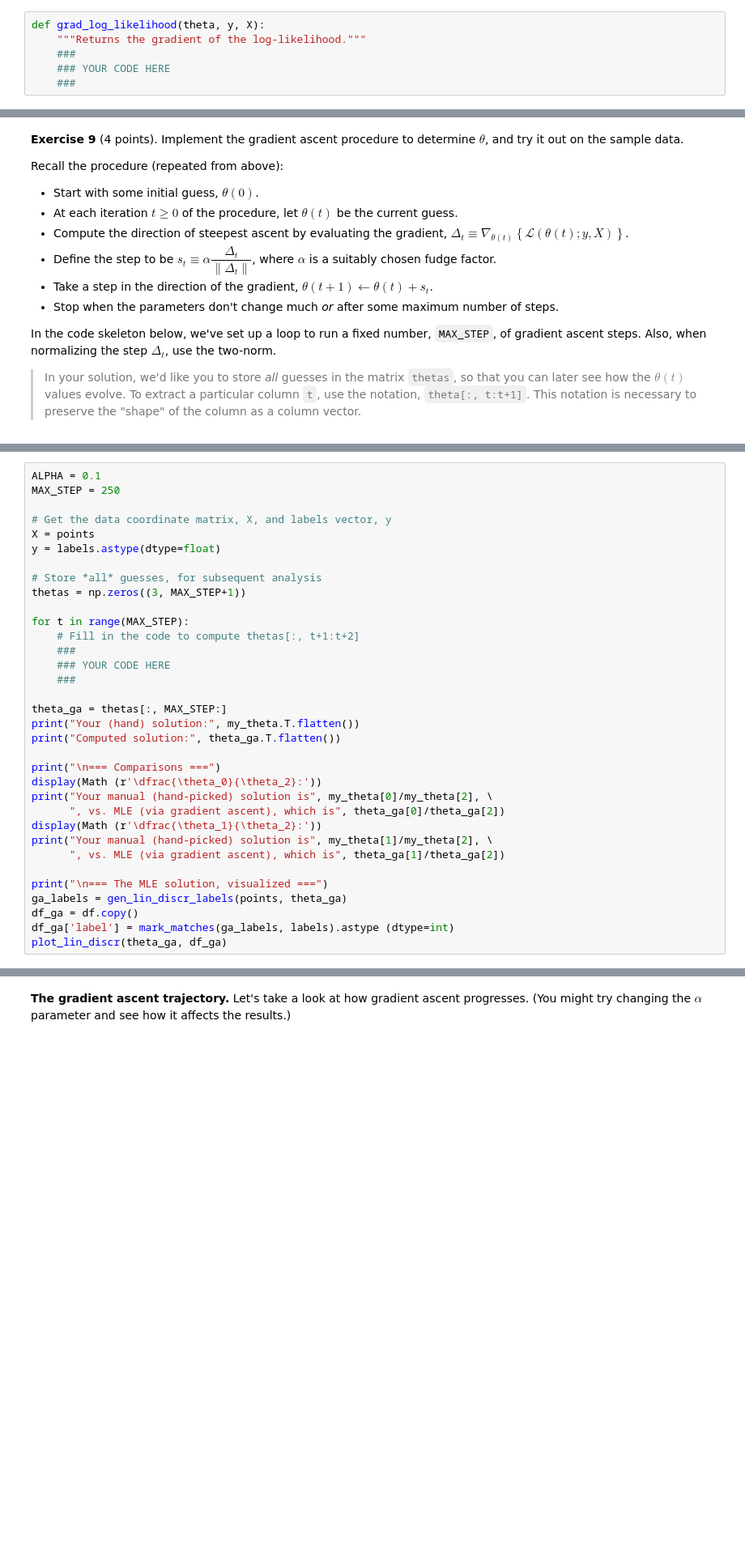
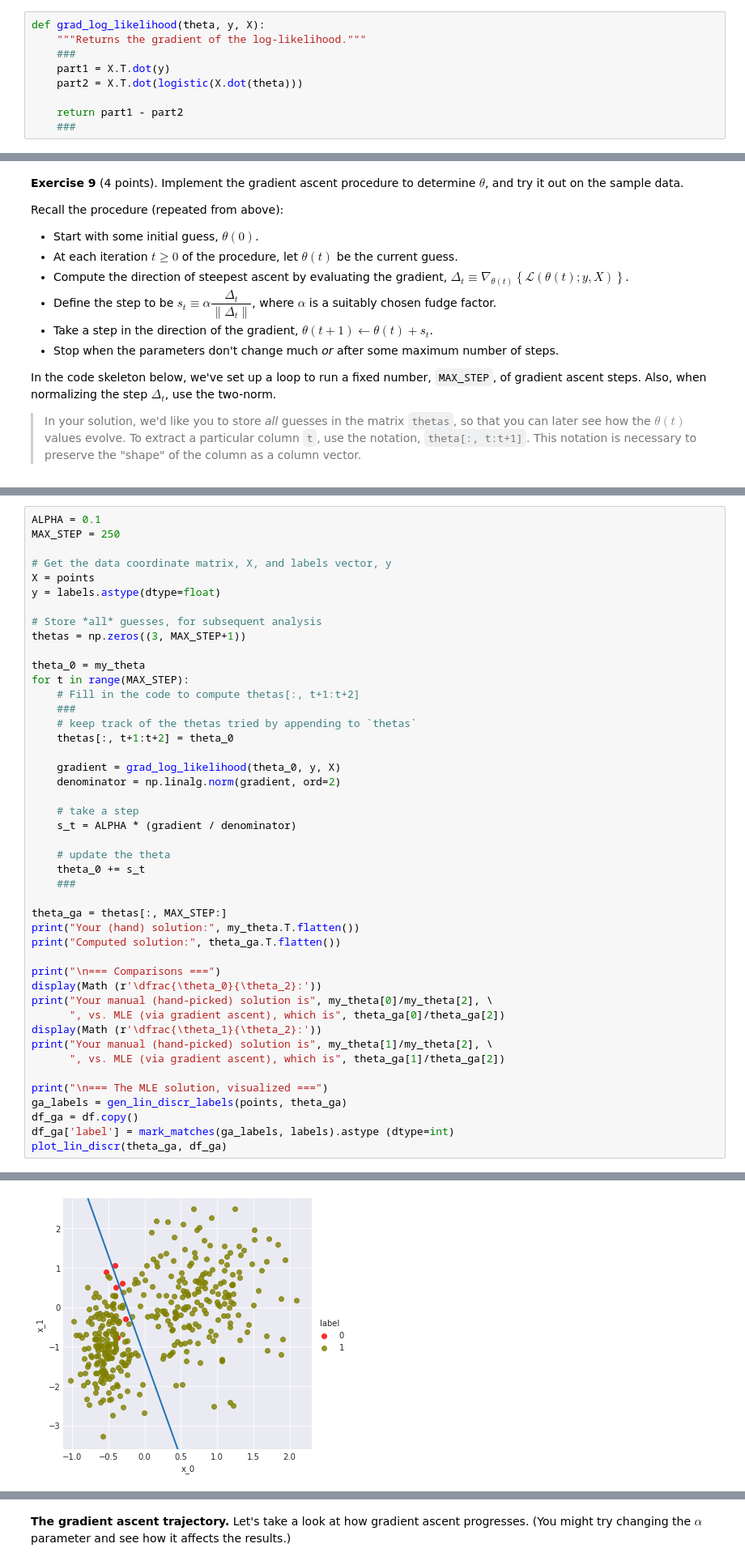
Before and after one commit to godsylla/ga_tech_omsa, a Jupyter notebook: cse_6040-computing-for-data-analysis/notebooks/nb13-logistic-regression/main.ipynb, the cells around one changed output, grey strips where cells are left out. Shown at 81% size. Cells and saved outputs as stored; diff of their text form; blank space fills up the shorter version.

```diff
--- a/cse_6040-computing-for-data-analysis/notebooks/nb13-logistic-regression/main.ipynb
+++ b/cse_6040-computing-for-data-analysis/notebooks/nb13-logistic-regression/main.ipynb
@@ -966,7 +1059,10 @@ $$
 def grad_log_likelihood(theta, y, X):
     """Returns the gradient of the log-likelihood."""
     ###
-    ### YOUR CODE HERE
+    part1 = X.T.dot(y)
+    part2 = X.T.dot(logistic(X.dot(theta)))
+
+    return part1 - part2
     ###
 # %%
 # Test cell: `grad_log_likelihood_code__check`
@@ -1021,10 +1126,21 @@ y = labels.astype(dtype=float)
 # Store *all* guesses, for subsequent analysis
 thetas = np.zeros((3, MAX_STEP+1))
 
+theta_0 = my_theta
 for t in range(MAX_STEP):
     # Fill in the code to compute thetas[:, t+1:t+2]
     ###
-    ### YOUR CODE HERE
+    # keep track of the thetas tried by appending to `thetas`
+    thetas[:, t+1:t+2] = theta_0
+
+    gradient = grad_log_likelihood(theta_0, y, X)
+    denominator = np.linalg.norm(gradient, ord=2)
+
+    # take a step
+    s_t = ALPHA * (gradient / denominator)
+
+    # update the theta
+    theta_0 += s_t
     ###
 
 theta_ga = thetas[:, MAX_STEP:]
@@ -1044,3 +1160,4 @@ ga_labels = gen_lin_discr_labels(points, theta_ga)
 df_ga = df.copy()
 df_ga['label'] = mark_matches(ga_labels, labels).astype (dtype=int)
 plot_lin_discr(theta_ga, df_ga)
+# %% [output]
@@ -1047,3 +1174,4 @@ plot_lin_discr(theta_ga, df_ga)
+[figure, added]
 # %%
 print ("\n=== Mismatch counts ===")
 
```
Also changed, not shown: parts of 25 cells of this notebook.
